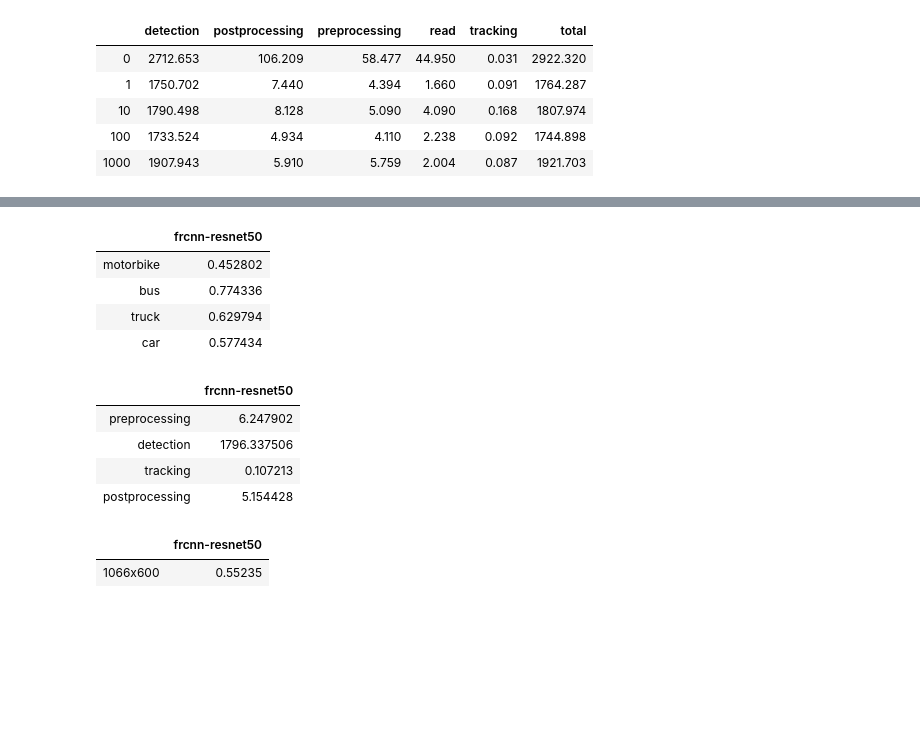
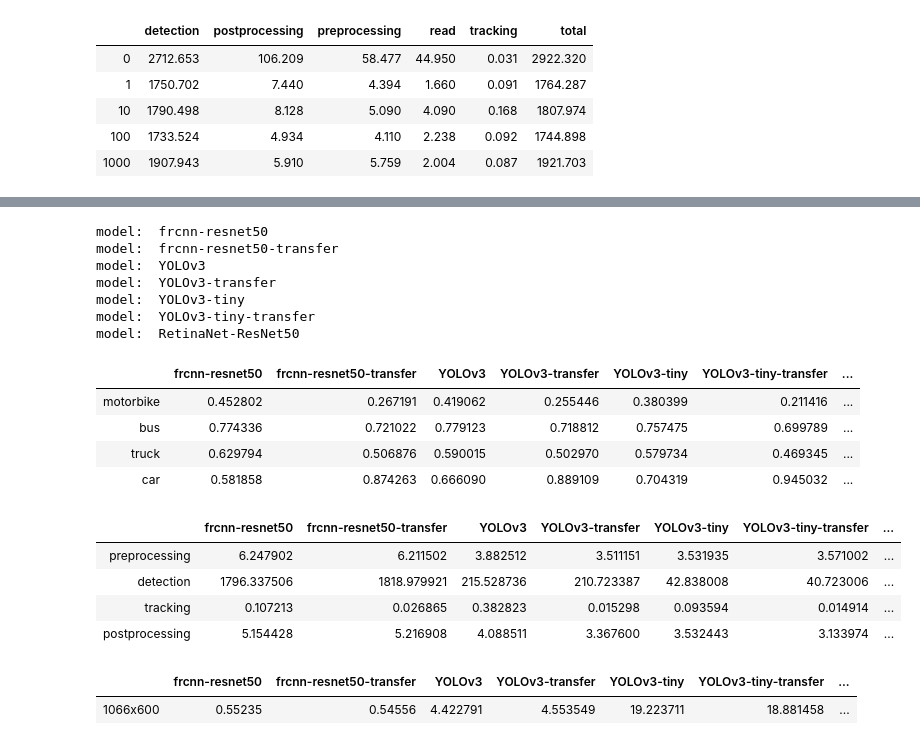
Before and after one commit to vvc-unal/vvc, a Jupyter notebook: notebooks/Results.ipynb, the cells around one changed output, grey strips where cells are left out. Cells and saved outputs as stored; diff of their text form; code cells hidden in the pictures; blank space fills up the shorter version.

Commit message:
Save groups of models

```diff
--- a/notebooks/Results.ipynb
+++ b/notebooks/Results.ipynb
@@ -179,19 +183,3 @@ times.iloc[:].head()
 | 10 | 1790.498 | 8.128 | 5.090 | 4.090 | 0.168 | 1807.974 |
 | 100 | 1733.524 | 4.934 | 4.110 | 2.238 | 0.092 | 1744.898 |
 | 1000 | 1907.943 | 5.910 | 5.759 | 2.004 | 0.087 | 1921.703 |
-# %%
-def calc_precision(test, experiment):
-
-    # Combine using function
-    min_combined = test.combine(experiment, np.minimum, fill_value=0)
-
-    max_combined = test.combine(experiment, np.maximum, fill_value=0)
-
-    error = min_combined.div(max_combined)
-
-    error[max_combined == 0] = 1
-
-    precision = error
-    precision.sort_index(inplace=True, kind='mergesort')
-
-    return precision
@@ -229,54 +265,67 @@ plot_precision()
 # %%
 test = counts_cvat_to_df(test_file)
+models = detector.basic_models
 
 avg_precision = pd.DataFrame(index=test.columns)
+avg_p = pd.DataFrame(columns=models)
 
 avg_fps = pd.DataFrame(index=['1066x600' ])
 avg_time = pd.DataFrame(index=['preprocessing', 'detection', 'tracking', 'postprocessing'])
 
-for model in config.models[:1]:
+for model in models:
+    print('model: ', model)
     experiment_folder = os.path.join(config.base_folder, 'Videos', 'vvc', video_name)
     experiment_file = os.path.join(experiment_folder, model + '.mp4.json')
 
     experiment, times = vvc_to_df(experiment_file)
 
     precision = calc_precision(test, experiment)
 
     mean_precision = precision.mean().to_frame(model)
 
     avg_precision = avg_precision.join(mean_precision)
 
+    avg_p.loc['avg_p', model] = precision.melt().mean()['value']
+
     # times
 
     mean_time = times[avg_time.index].mean().to_frame(model)
 
     avg_time = avg_time.join(mean_time)
 
     # fps
 
     total = times['total']
 
-    fps = (total.count() / total.sum())*1000
+    fps = (total.count() / total.sum()) * 1000
 
     avg_fps[model] = fps
 
+    avg_p.loc['balance', model] = avg_p.loc['avg_p', model] * fps
 
 # dispay
 display(avg_precision)
 
 display(avg_time)
 
 avg_fps
 # %% [output]
+model:  frcnn-resnet50
+model:  frcnn-resnet50-transfer
+model:  YOLOv3
+model:  YOLOv3-transfer
+model:  YOLOv3-tiny
+model:  YOLOv3-tiny-transfer
+model:  RetinaNet-ResNet50
-|  | frcnn-resnet50 |
-| motorbike | 0.452802 |
-| bus | 0.774336 |
-| truck | 0.629794 |
-| car | 0.577434 |
+|  | frcnn-resnet50 | frcnn-resnet50-transfer | YOLOv3 | YOLOv3-transfer | YOLOv3-tiny | YOLOv3-tiny-transfer | ... |
+| motorbike | 0.452802 | 0.267191 | 0.419062 | 0.255446 | 0.380399 | 0.211416 | ... |
+| bus | 0.774336 | 0.721022 | 0.779123 | 0.718812 | 0.757475 | 0.699789 | ... |
+| truck | 0.629794 | 0.506876 | 0.590015 | 0.502970 | 0.579734 | 0.469345 | ... |
+| car | 0.581858 | 0.874263 | 0.666090 | 0.889109 | 0.704319 | 0.945032 | ... |
-|  | frcnn-resnet50 |
-| preprocessing | 6.247902 |
-| detection | 1796.337506 |
-| tracking | 0.107213 |
-| postprocessing | 5.154428 |
+|  | frcnn-resnet50 | frcnn-resnet50-transfer | YOLOv3 | YOLOv3-transfer | YOLOv3-tiny | YOLOv3-tiny-transfer | ... |
+| preprocessing | 6.247902 | 6.211502 | 3.882512 | 3.511151 | 3.531935 | 3.571002 | ... |
+| detection | 1796.337506 | 1818.979921 | 215.528736 | 210.723387 | 42.838008 | 40.723006 | ... |
+| tracking | 0.107213 | 0.026865 | 0.382823 | 0.015298 | 0.093594 | 0.014914 | ... |
+| postprocessing | 5.154428 | 5.216908 | 4.088511 | 3.367600 | 3.532443 | 3.133974 | ... |
-|  | frcnn-resnet50 |
-| 1066x600 | 0.55235 |
+|  | frcnn-resnet50 | frcnn-resnet50-transfer | YOLOv3 | YOLOv3-transfer | YOLOv3-tiny | YOLOv3-tiny-transfer | ... |
+| 1066x600 | 0.55235 | 0.54556 | 4.422791 | 4.553549 | 19.223711 | 18.881458 | ... |
```
Also changed, not shown: parts of 8 cells of this notebook, 6 other files.
